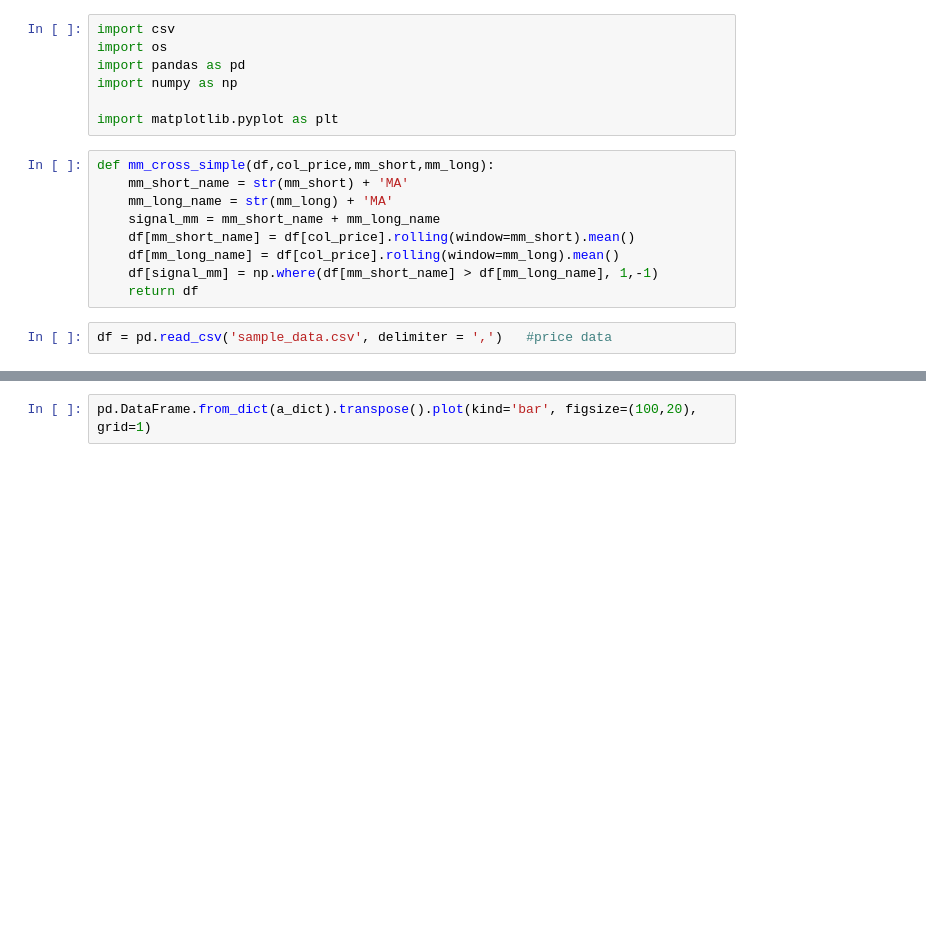
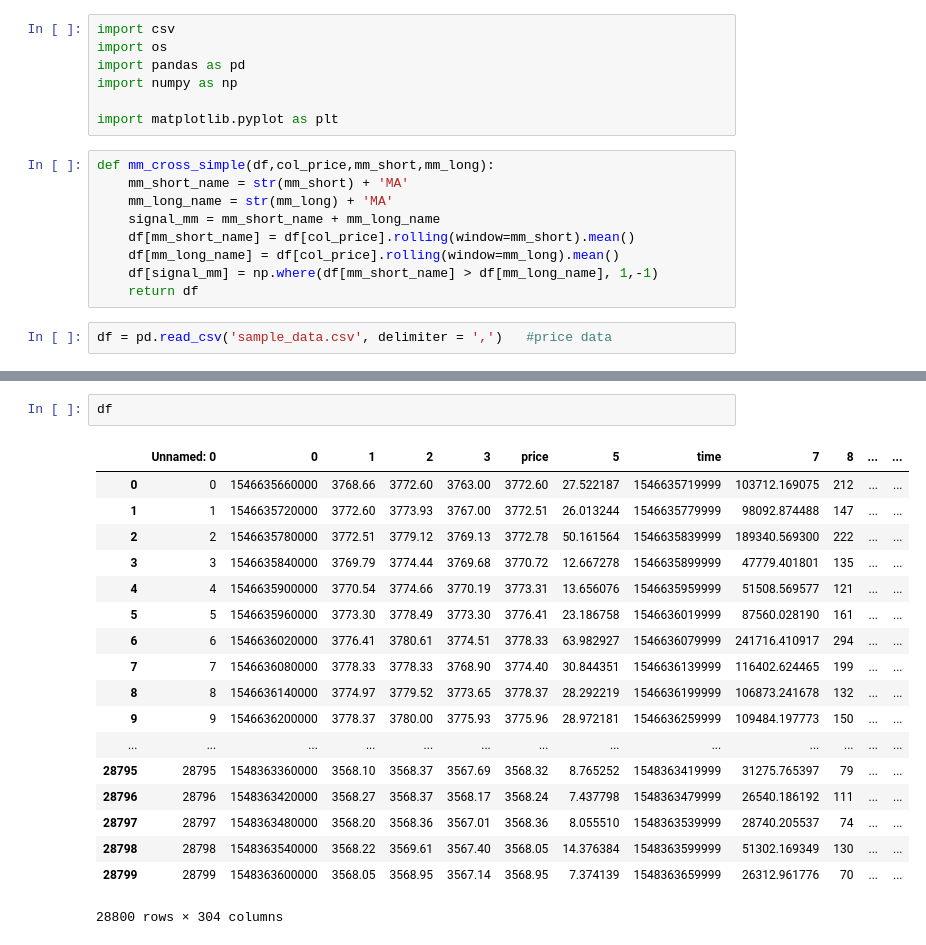
Before and after one commit to cristiean/MyBinder, a Jupyter notebook: alpha/alpha_1.1_stable.ipynb, the cells around one changed output, grey strips where cells are left out. Saved outputs shown, nothing was run; the diff lists cells and outputs as text; blank space fills up the shorter version.

```diff
--- a/alpha/alpha_1.1_stable.ipynb
+++ b/alpha/alpha_1.1_stable.ipynb
@@ -117,2 +147,21 @@ print(
-# %%
-pd.DataFrame.from_dict(a_dict).transpose().plot(kind='bar', figsize=(100,20), grid=1)
+# %%
+df
+# %% [output]
+|  | Unnamed: 0 | 0 | 1 | 2 | 3 | price | 5 | time | 7 | 8 | ... | ... |
+| 0 | 0 | 1546635660000 | 3768.66 | 3772.60 | 3763.00 | 3772.60 | 27.522187 | 1546635719999 | 103712.169075 | 212 | ... | ... |
+| 1 | 1 | 1546635720000 | 3772.60 | 3773.93 | 3767.00 | 3772.51 | 26.013244 | 1546635779999 | 98092.874488 | 147 | ... | ... |
+| 2 | 2 | 1546635780000 | 3772.51 | 3779.12 | 3769.13 | 3772.78 | 50.161564 | 1546635839999 | 189340.569300 | 222 | ... | ... |
+| 3 | 3 | 1546635840000 | 3769.79 | 3774.44 | 3769.68 | 3770.72 | 12.667278 | 1546635899999 | 47779.401801 | 135 | ... | ... |
+| 4 | 4 | 1546635900000 | 3770.54 | 3774.66 | 3770.19 | 3773.31 | 13.656076 | 1546635959999 | 51508.569577 | 121 | ... | ... |
+| 5 | 5 | 1546635960000 | 3773.30 | 3778.49 | 3773.30 | 3776.41 | 23.186758 | 1546636019999 | 87560.028190 | 161 | ... | ... |
+| 6 | 6 | 1546636020000 | 3776.41 | 3780.61 | 3774.51 | 3778.33 | 63.982927 | 1546636079999 | 241716.410917 | 294 | ... | ... |
+| 7 | 7 | 1546636080000 | 3778.33 | 3778.33 | 3768.90 | 3774.40 | 30.844351 | 1546636139999 | 116402.624465 | 199 | ... | ... |
+| 8 | 8 | 1546636140000 | 3774.97 | 3779.52 | 3773.65 | 3778.37 | 28.292219 | 1546636199999 | 106873.241678 | 132 | ... | ... |
+| 9 | 9 | 1546636200000 | 3778.37 | 3780.00 | 3775.93 | 3775.96 | 28.972181 | 1546636259999 | 109484.197773 | 150 | ... | ... |
+| ... | ... | ... | ... | ... | ... | ... | ... | ... | ... | ... | ... | ... |
+| 28795 | 28795 | 1548363360000 | 3568.10 | 3568.37 | 3567.69 | 3568.32 | 8.765252 | 1548363419999 | 31275.765397 | 79 | ... | ... |
+| 28796 | 28796 | 1548363420000 | 3568.27 | 3568.37 | 3568.17 | 3568.24 | 7.437798 | 1548363479999 | 26540.186192 | 111 | ... | ... |
+| 28797 | 28797 | 1548363480000 | 3568.20 | 3568.36 | 3567.01 | 3568.36 | 8.055510 | 1548363539999 | 28740.205537 | 74 | ... | ... |
+| 28798 | 28798 | 1548363540000 | 3568.22 | 3569.61 | 3567.40 | 3568.05 | 14.376384 | 1548363599999 | 51302.169349 | 130 | ... | ... |
+| 28799 | 28799 | 1548363600000 | 3568.05 | 3568.95 | 3567.14 | 3568.95 | 7.374139 | 1548363659999 | 26312.961776 | 70 | ... | ... |
+28800 rows × 304 columns
```
Also changed, not shown: parts of 5 cells of this notebook, 1 other file.
